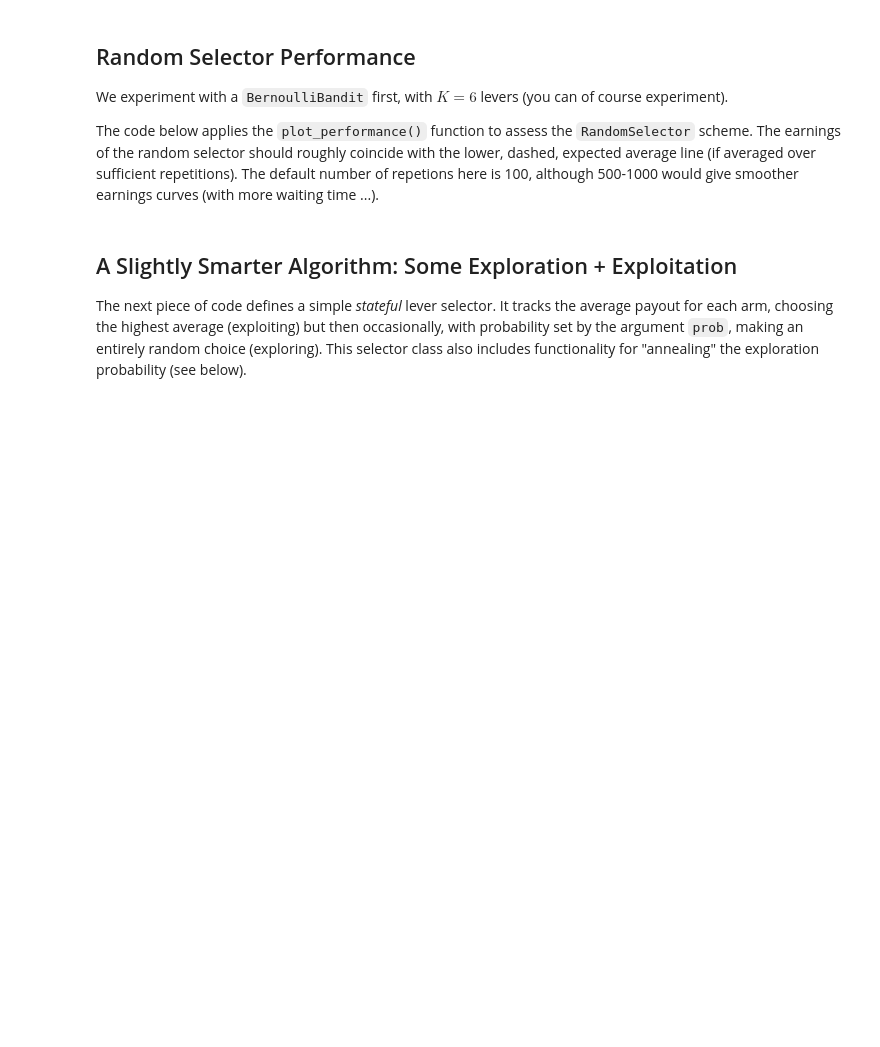
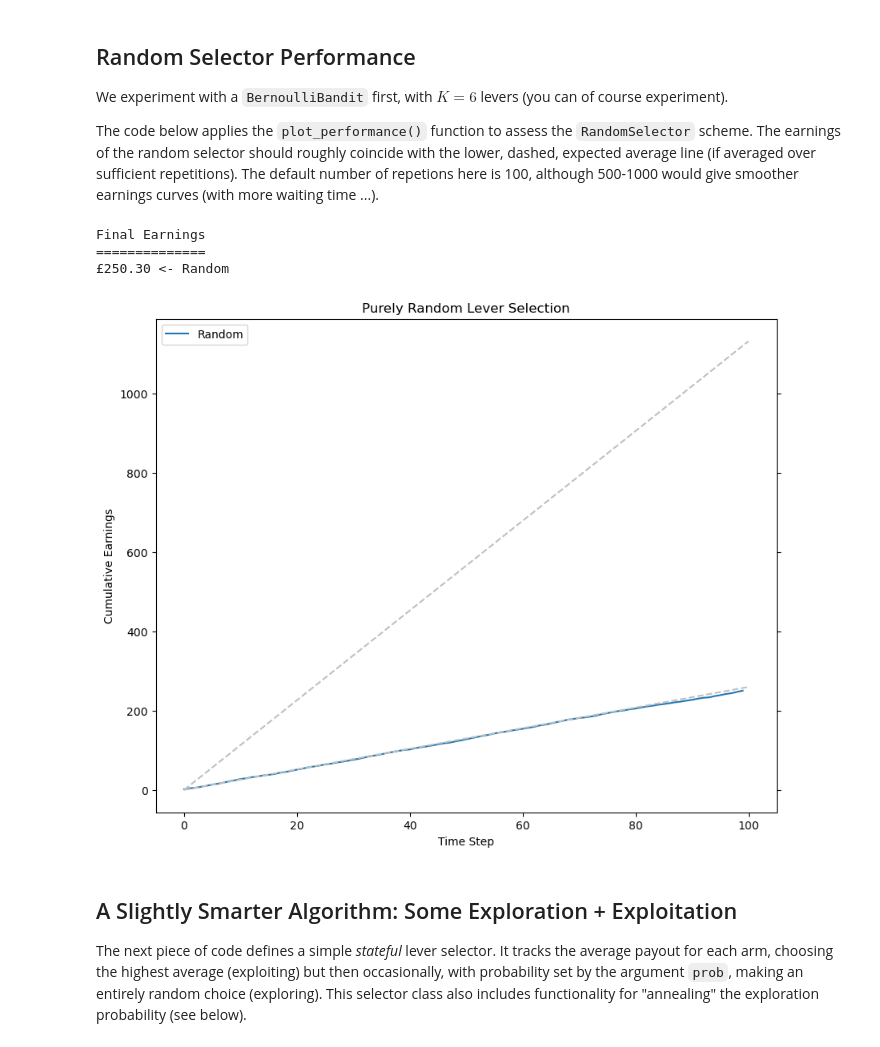
Before and after one commit to Salceid0/proyecto-bath, a Jupyter notebook: BayesianML/Coursework0/Introduction to Bayesian Computations.ipynb, the cells around one changed output. Cells and saved outputs as stored; diff of their text form; code cells hidden in the pictures; blank space fills up the shorter version.

```diff
--- a/BayesianML/Coursework0/Introduction to Bayesian Computations.ipynb
+++ b/BayesianML/Coursework0/Introduction to Bayesian Computations.ipynb
@@ -152,25 +152,30 @@ The code below applies the `plot_performance()` function  to assess the `RandomS
 # %%
 #### Test the random selector ####
 
 # Define bandit with given random seed and set cost
 #
 seed = 0
 num_levers = 6  # Arbitrary - feel free to experiment
 jacob_bandit = setup.BernoulliBandit(arms=num_levers, seed=seed)
 
 # Define selector
 rand_select = RandomSelector(name="Random", K=num_levers)
 
 # Create list of selectors to compare: here just the single Random one above
 #
 selectors = [rand_select]
 
 # Pass bandit and selector to plot_performance() for assessment
 # - average over 100 repetitions
 #
-repetitions = 100
+repetitions = 500
 plot_performance(jacob_bandit, selectors, N=100, repeats=repetitions,
                  title='Purely Random Lever Selection')
+# %% [output]
+Final Earnings
+==============
+£250.30 <- Random
+[figure, added]
 # %% [markdown]
 ## A Slightly Smarter Algorithm: Some Exploration + Exploitation
 The next piece of code defines a simple *stateful* lever selector. It tracks the average payout for each arm, choosing the highest average (exploiting) but then occasionally, with probability set by the argument `prob`, making an entirely random choice (exploring). This selector class also includes functionality for "annealing" the exploration probability (see below).
```
Also changed, not shown: parts of 8 cells of this notebook, 2 other files.
